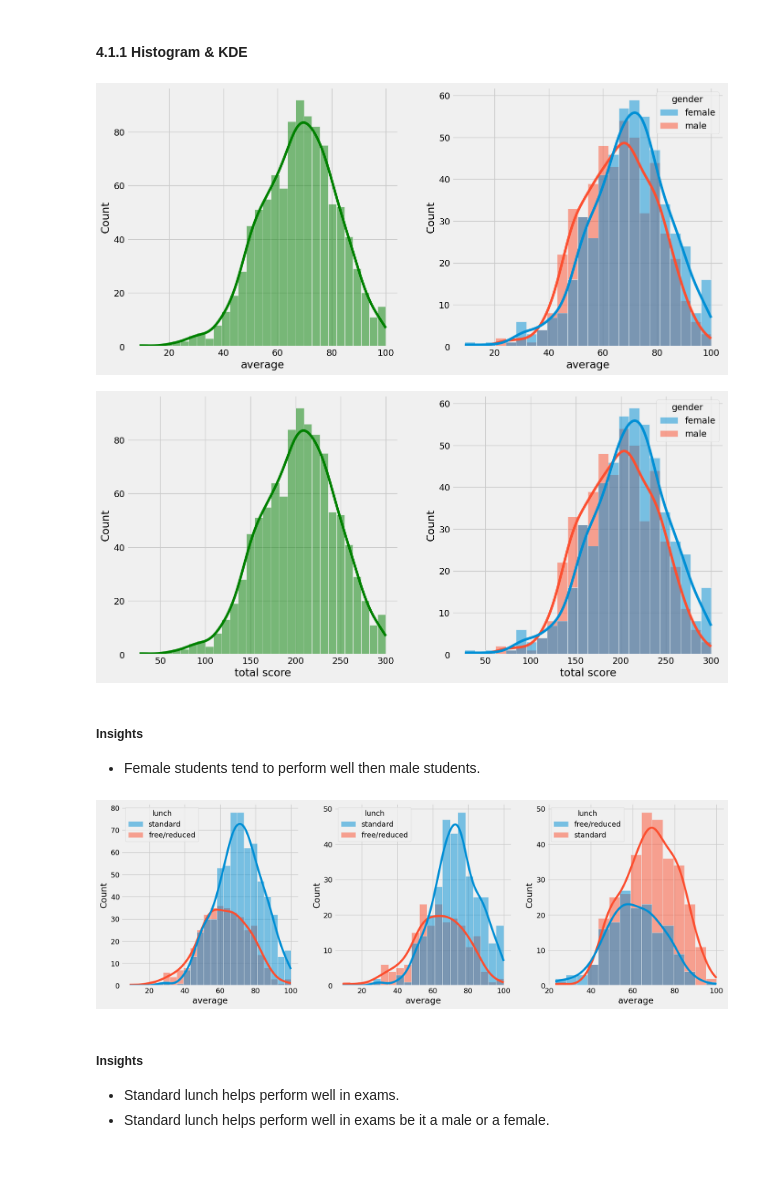
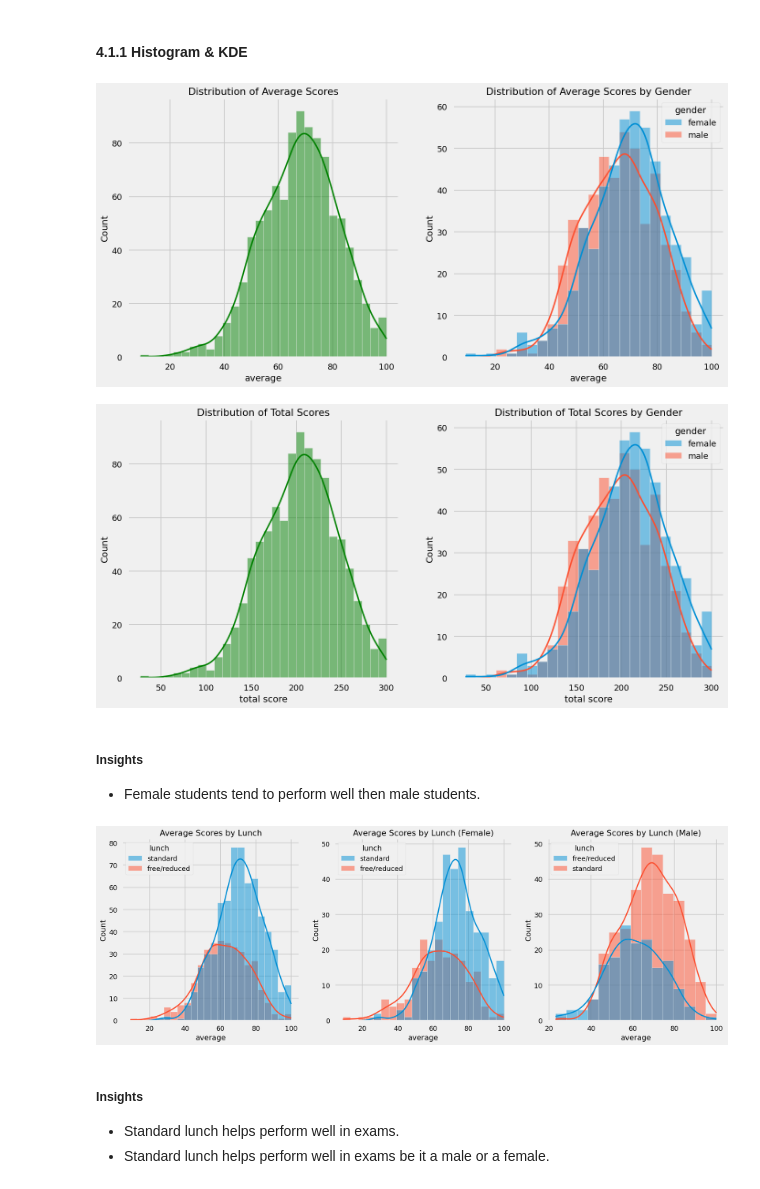
Before and after one commit to akhileshyadav8/ML-Project, a Jupyter notebook: notebook/1 . EDA STUDENT PERFORMANCE .ipynb, the cells around one changed output. Cells and saved outputs as stored; diff of their text form; code cells hidden in the pictures.

```diff
--- a/notebook/1 . EDA STUDENT PERFORMANCE .ipynb
+++ b/notebook/1 . EDA STUDENT PERFORMANCE .ipynb
@@ -251,34 +251,42 @@ Number of students with less than 20 marks in Reading: 1
 fig, axs = plt.subplots(1, 2, figsize=(15, 7))
 plt.subplot(121)
 sns.histplot(data=df,x='average',bins=30,kde=True,color='g')
+plt.title('Distribution of Average Scores')
 plt.subplot(122)
 sns.histplot(data=df,x='average',kde=True,hue='gender')
+plt.title('Distribution of Average Scores by Gender')
 plt.show()
 # %% [output]
-[figure, old version]
+[figure, new version]
 # %%
 fig, axs = plt.subplots(1, 2, figsize=(15, 7))
 plt.subplot(121)
 sns.histplot(data=df,x='total score',bins=30,kde=True,color='g')
+plt.title('Distribution of Total Scores')
 plt.subplot(122)
 sns.histplot(data=df,x='total score',kde=True,hue='gender')
+plt.title('Distribution of Total Scores by Gender')
 plt.show()
 # %% [output]
-[figure, old version]
+[figure, new version]
 # %% [markdown]
 #####  Insights
 - Female students tend to perform well then male students.
 # %%
+# Distribution of average scores based on lunch
 plt.subplots(1,3,figsize=(25,6))
 plt.subplot(141)
 sns.histplot(data=df,x='average',kde=True,hue='lunch')
+plt.title('Average Scores by Lunch')
 plt.subplot(142)
 sns.histplot(data=df[df.gender=='female'],x='average',kde=True,hue='lunch')
+plt.title('Average Scores by Lunch (Female)')
 plt.subplot(143)
 sns.histplot(data=df[df.gender=='male'],x='average',kde=True,hue='lunch')
+plt.title('Average Scores by Lunch (Male)')
 plt.show()
 # %% [output]
-[figure, old version]
+[figure, new version]
 # %% [markdown]
 #####  Insights
 - Standard lunch helps perform well in exams.
```
Also changed, not shown: parts of 16 cells of this notebook.
